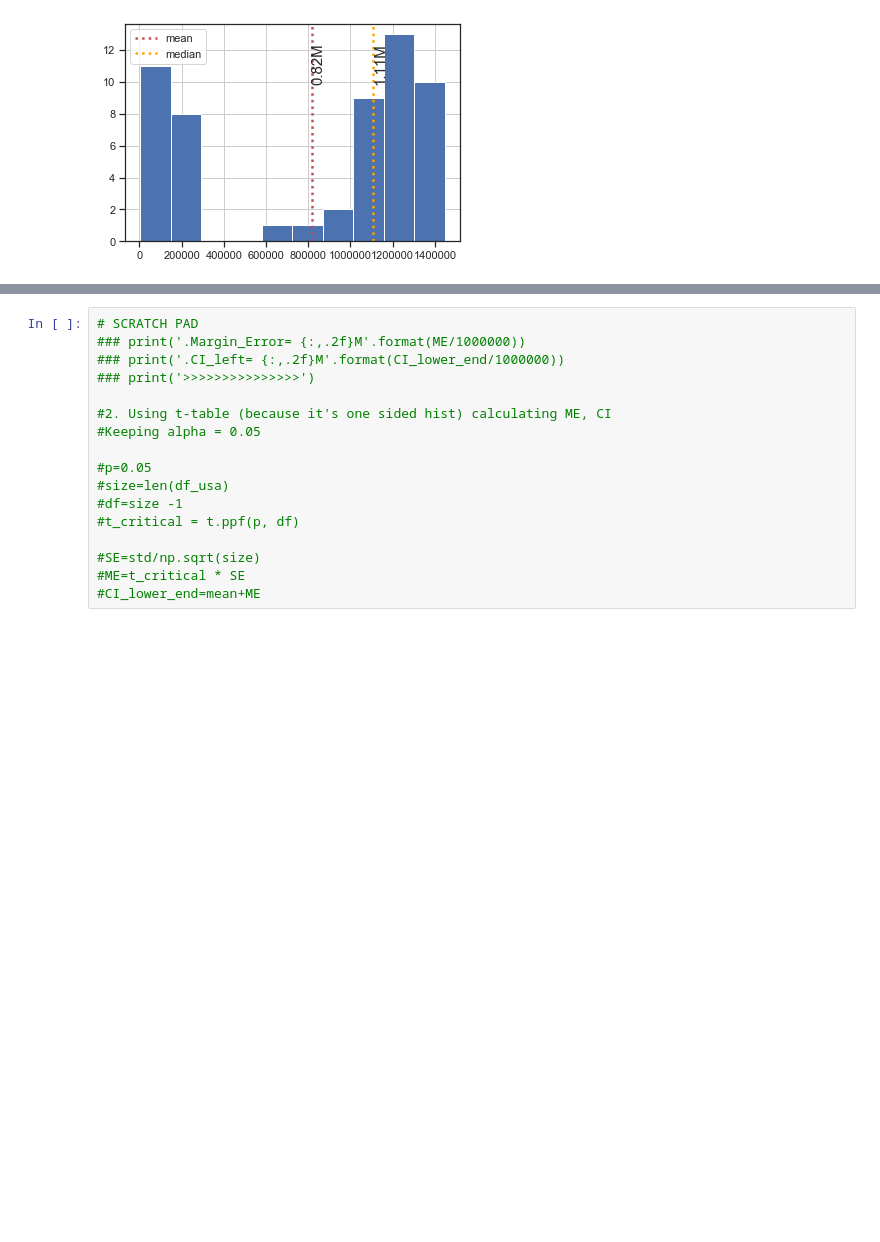
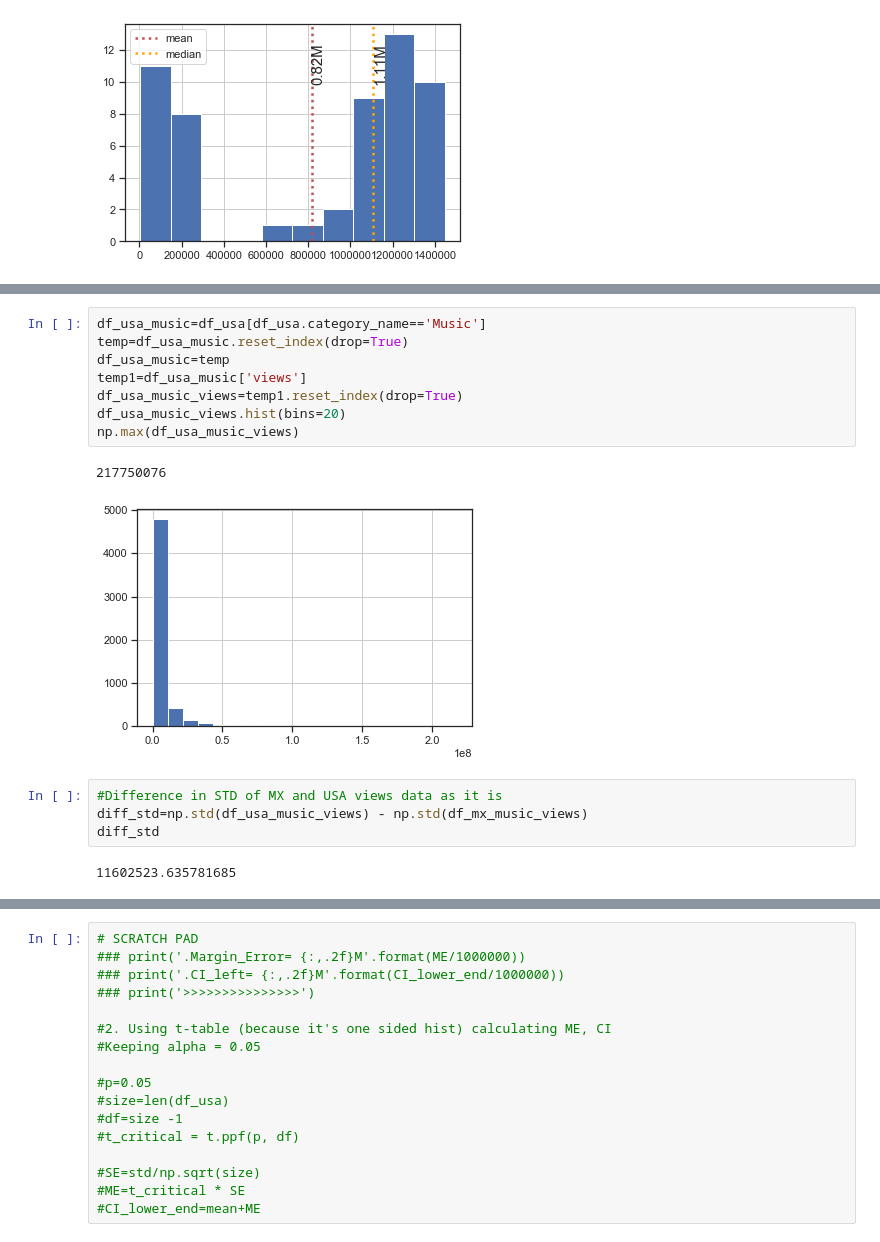
Before and after one commit to fariha23/YouTube_Data_Analysis_Video_Categories, a Jupyter notebook: YouTube-Statistics.ipynb, the cells around one changed output, grey strips where cells are left out. Drawn from its saved outputs; the diff is of its cells as text; blank space fills up the shorter version.

```diff
--- a/YouTube-Statistics.ipynb
+++ b/YouTube-Statistics.ipynb
@@ -144,0 +266,17 @@ np.min(shows_usa_views_df), np.max(shows_usa_views_df), np.mean(shows_usa_views_
+# %%
+df_usa_music=df_usa[df_usa.category_name=='Music']
+temp=df_usa_music.reset_index(drop=True)
+df_usa_music=temp
+temp1=df_usa_music['views']
+df_usa_music_views=temp1.reset_index(drop=True)
+df_usa_music_views.hist(bins=20)
+np.max(df_usa_music_views)
+# %% [output]
+217750076
+[figure, added]
+# %%
+#Difference in STD of MX and USA views data as it is
+diff_std=np.std(df_usa_music_views) - np.std(df_mx_music_views)
+diff_std
+# %% [output]
+11602523.635781685
```
Also changed, not shown: parts of 16 cells of this notebook.
